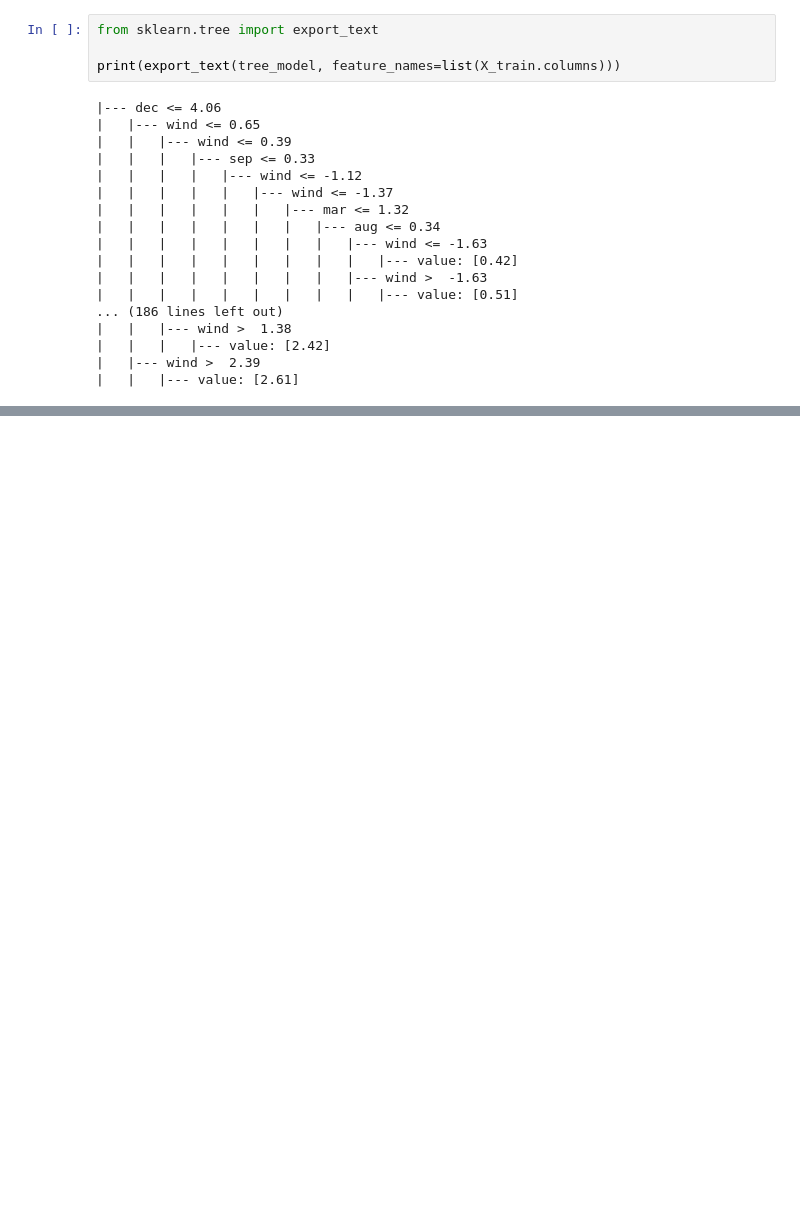
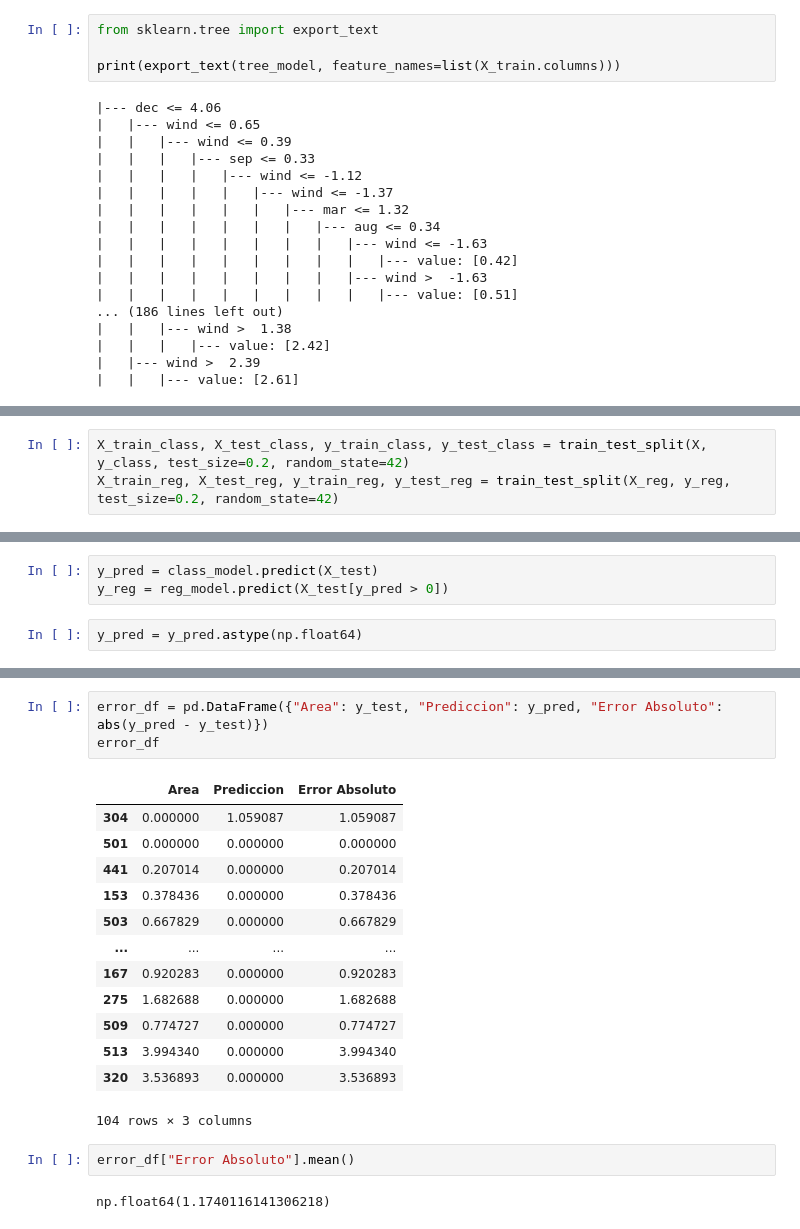
Before and after one commit to IraitzTB/TheBridge_DSPT_ML, a Jupyter notebook: Retos/Forest fires/Forest_fires.ipynb, the cells around one changed output, grey strips where cells are left out. Saved outputs shown, nothing was run; the diff lists cells and outputs as text; blank space fills up the shorter version.

```diff
--- a/Retos/Forest fires/Forest_fires.ipynb
+++ b/Retos/Forest fires/Forest_fires.ipynb
@@ -335,0 +420,3 @@ Recordad que el output será la versión logarítmica de lo que queremos... habr
+# %%
+X_train_class, X_test_class, y_train_class, y_test_class = train_test_split(X, y_class, test_size=0.2, random_state=42)
+X_train_reg, X_test_reg, y_train_reg, y_test_reg = train_test_split(X_reg, y_reg, test_size=0.2, random_state=42)
@@ -335,0 +464,5 @@ Recordad que el output será la versión logarítmica de lo que queremos... habr
+# %%
+y_pred = class_model.predict(X_test)
+y_reg = reg_model.predict(X_test[y_pred > 0])
+# %%
+y_pred = y_pred.astype(np.float64)
@@ -335,0 +483,21 @@ Recordad que el output será la versión logarítmica de lo que queremos... habr
+# %%
+error_df = pd.DataFrame({"Area": y_test, "Prediccion": y_pred, "Error Absoluto": abs(y_pred - y_test)})
+error_df
+# %% [output]
+|  | Area | Prediccion | Error Absoluto |
+| 304 | 0.000000 | 1.059087 | 1.059087 |
+| 501 | 0.000000 | 0.000000 | 0.000000 |
+| 441 | 0.207014 | 0.000000 | 0.207014 |
+| 153 | 0.378436 | 0.000000 | 0.378436 |
+| 503 | 0.667829 | 0.000000 | 0.667829 |
+| ... | ... | ... | ... |
+| 167 | 0.920283 | 0.000000 | 0.920283 |
+| 275 | 1.682688 | 0.000000 | 1.682688 |
+| 509 | 0.774727 | 0.000000 | 0.774727 |
+| 513 | 3.994340 | 0.000000 | 3.994340 |
+| 320 | 3.536893 | 0.000000 | 3.536893 |
+104 rows × 3 columns
+# %%
+error_df["Error Absoluto"].mean()
+# %% [output]
+np.float64(1.1740116141306218)
```
Also changed, not shown: parts of 19 cells of this notebook.
